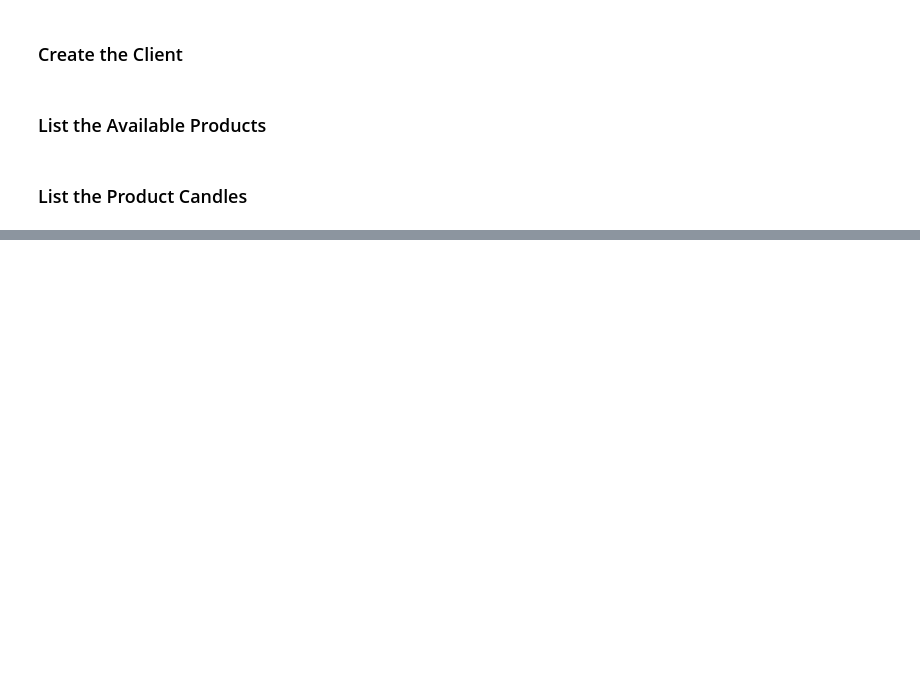
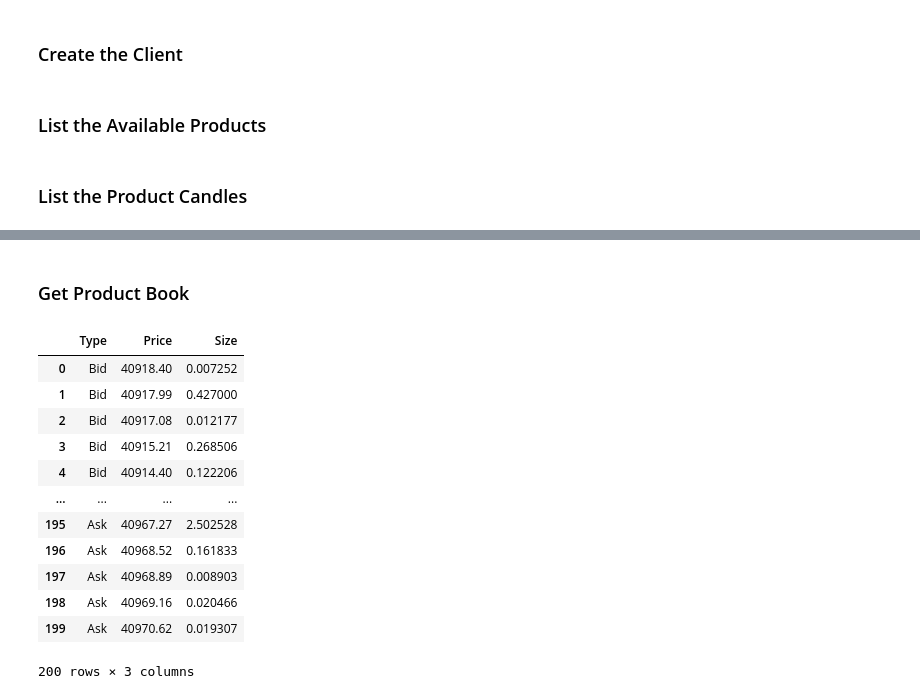
Before and after one commit to mariotoffia/pytrading, a Jupyter notebook: retrieval/coinbase.ipynb, the cells around one changed output, grey strips where cells are left out. Saved outputs shown, nothing was run; the diff lists cells and outputs as text; code cells hidden in the pictures; blank space fills up the shorter version.

```diff
--- a/retrieval/coinbase.ipynb
+++ b/retrieval/coinbase.ipynb
@@ -58,0 +52,20 @@ df
+# %% [markdown]
+### Get Product Book
+# %%
+df = client.get_product_book(product_id='BTC-USD',limit=100)
+
+#df
+# %% [output]
+|  | Type | Price | Size |
+| 0 | Bid | 40918.40 | 0.007252 |
+| 1 | Bid | 40917.99 | 0.427000 |
+| 2 | Bid | 40917.08 | 0.012177 |
+| 3 | Bid | 40915.21 | 0.268506 |
+| 4 | Bid | 40914.40 | 0.122206 |
+| ... | ... | ... | ... |
+| 195 | Ask | 40967.27 | 2.502528 |
+| 196 | Ask | 40968.52 | 0.161833 |
+| 197 | Ask | 40968.89 | 0.008903 |
+| 198 | Ask | 40969.16 | 0.020466 |
+| 199 | Ask | 40970.62 | 0.019307 |
+200 rows × 3 columns
```
Also changed, not shown: parts of 8 cells of this notebook, 1 other file.
